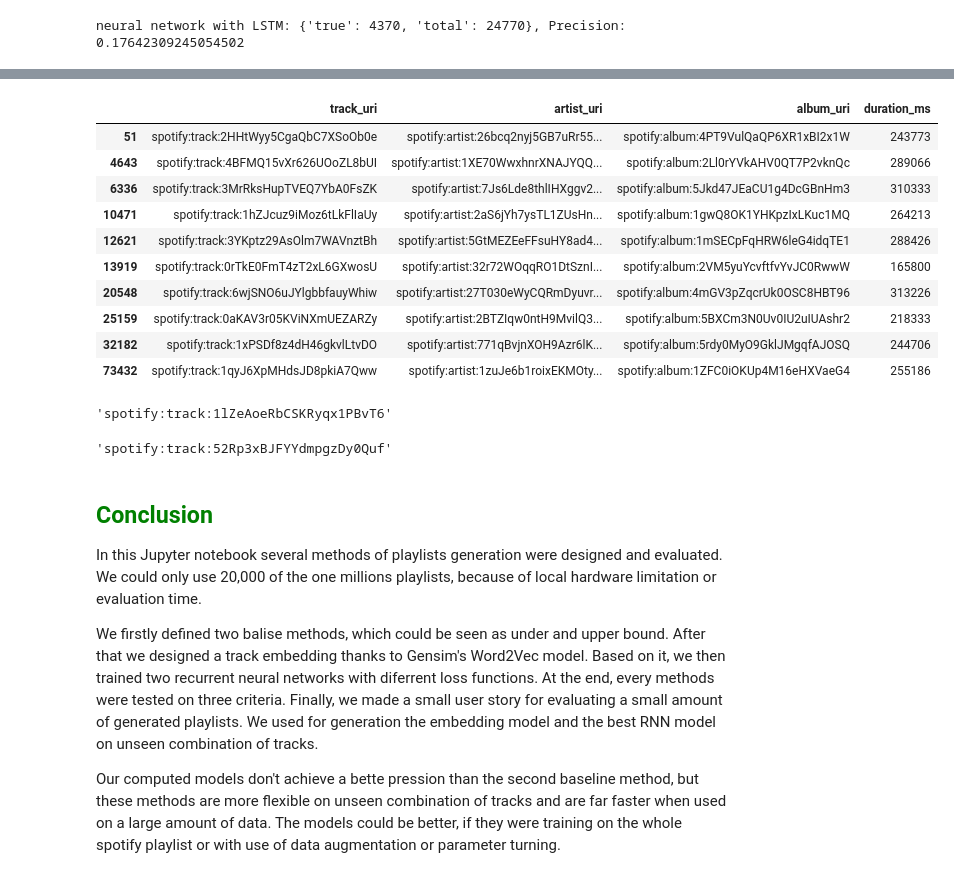
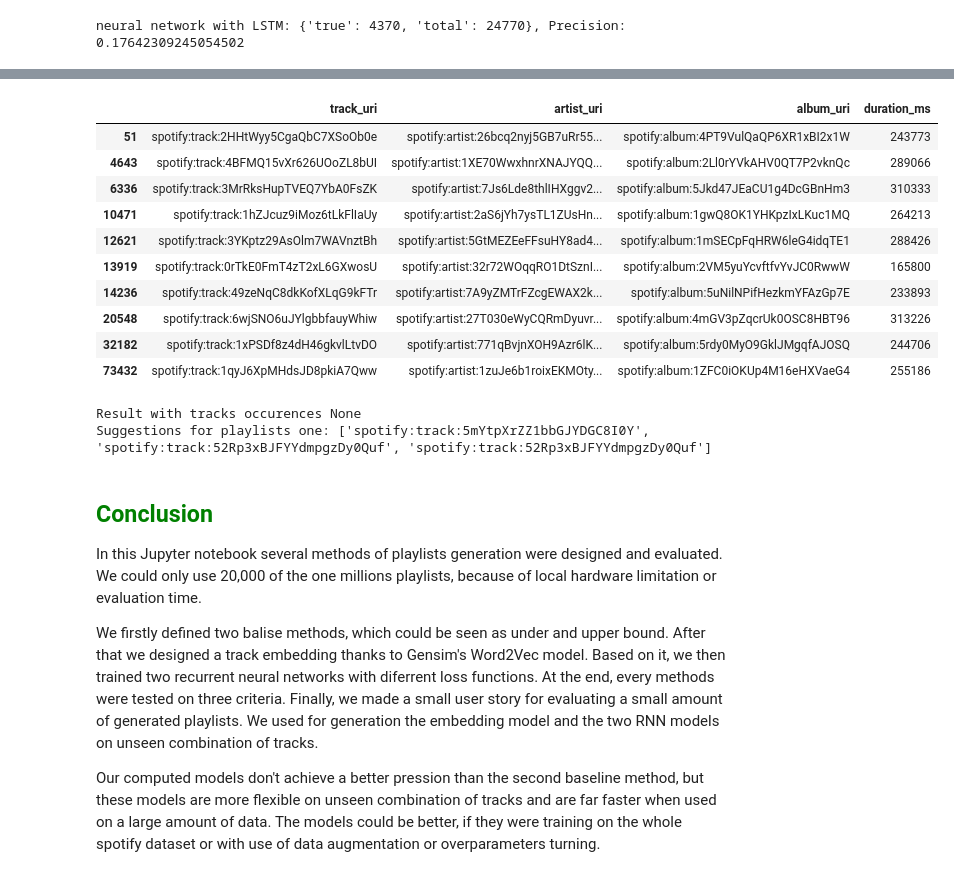
Before and after one commit to TheValemagne/PlaylistGeneration, a Jupyter notebook: ML_spotify.ipynb, the cells around one changed output, grey strips where cells are left out. Drawn from its saved outputs; the diff is of its cells as text; code cells hidden in the pictures.

```diff
--- a/ML_spotify.ipynb
+++ b/ML_spotify.ipynb
@@ -1357,42 +1446,54 @@ Notation system: (not similar) 1 - 10 (consistant playlist)
 # %%
+from typing import Callable
+
 def get_track_uri(id: str) -> str:
     return f'spotify:track:{id}'
 
+def generate_next_track(song_uris: list[str], methods: list[Callable[[list[str]], str|None]]) -> list[str | None]:
+    result: list[str | None] = []
+
+    for method in methods:
+        result.append(method(song_uris))
+
+    return result
+
 def get_playlist_from_ids(song_ids: list[str]) -> pd.DataFrame:
+    """Get all data for each track from tracks."""
     song_uris = [ get_track_uri(song_id) for song_id in song_ids]
 
     return tracks[tracks['track_uri'].isin(song_uris)]
 
 song_ids_one = ['2HHtWyy5CgaQbC7XSoOb0e', '4BFMQ15vXr626UOoZL8bUI', '3MrRksHupTVEQ7YbA0FsZK', '1hZJcuz9iMoz6tLkFlIaUy', '3YKptz29AsOlm7WAVnztBh',
-                           '0rTkE0FmT4zT2xL6GXwosU', '6wjSNO6uJYlgbbfauyWhiw', '0aKAV3r05KViNXmUEZARZy', '1xPSDf8z4dH46gkvlLtvDO', '1qyJ6XpMHdsJD8pkiA7Qww']
+                           '0rTkE0FmT4zT2xL6GXwosU', '6wjSNO6uJYlgbbfauyWhiw', '49zeNqC8dkKofXLqG9kFTr', '1xPSDf8z4dH46gkvlLtvDO', '1qyJ6XpMHdsJD8pkiA7Qww']
+song_ids_two = []
+song_ids_three = []
 
 playlist_one = get_playlist_from_ids(song_ids_one)
 playlist_one
 # %% [output]
 |  | track_uri | artist_uri | album_uri | duration_ms |
 | 51 | spotify:track:2HHtWyy5CgaQbC7XSoOb0e | spotify:artist:26bcq2nyj5GB7uRr55... | spotify:album:4PT9VulQaQP6XR1xBI2x1W | 243773 |
 | 4643 | spotify:track:4BFMQ15vXr626UOoZL8bUI | spotify:artist:1XE70WwxhnrXNAJYQQ... | spotify:album:2Ll0rYVkAHV0QT7P2vknQc | 289066 |
 | 6336 | spotify:track:3MrRksHupTVEQ7YbA0FsZK | spotify:artist:7Js6Lde8thlIHXggv2... | spotify:album:5Jkd47JEaCU1g4DcGBnHm3 | 310333 |
 | 10471 | spotify:track:1hZJcuz9iMoz6tLkFlIaUy | spotify:artist:2aS6jYh7ysTL1ZUsHn... | spotify:album:1gwQ8OK1YHKpzIxLKuc1MQ | 264213 |
 | 12621 | spotify:track:3YKptz29AsOlm7WAVnztBh | spotify:artist:5GtMEZEeFFsuHY8ad4... | spotify:album:1mSECpFqHRW6leG4idqTE1 | 288426 |
 | 13919 | spotify:track:0rTkE0FmT4zT2xL6GXwosU | spotify:artist:32r72WOqqRO1DtSznI... | spotify:album:2VM5yuYcvftfvYvJC0RwwW | 165800 |
+| 14236 | spotify:track:49zeNqC8dkKofXLqG9kFTr | spotify:artist:7A9yZMTrFZcgEWAX2k... | spotify:album:5uNilNPifHezkmYFAzGp7E | 233893 |
 | 20548 | spotify:track:6wjSNO6uJYlgbbfauyWhiw | spotify:artist:27T030eWyCQRmDyuvr... | spotify:album:4mGV3pZqcrUk0OSC8HBT96 | 313226 |
-| 25159 | spotify:track:0aKAV3r05KViNXmUEZARZy | spotify:artist:2BTZIqw0ntH9MvilQ3... | spotify:album:5BXCm3N0Uv0IU2uIUAshr2 | 218333 |
 | 32182 | spotify:track:1xPSDf8z4dH46gkvlLtvDO | spotify:artist:771qBvjnXOH9Azr6lK... | spotify:album:5rdy0MyO9GklJMgqfAJOSQ | 244706 |
 | 73432 | spotify:track:1qyJ6XpMHdsJD8pkiA7Qww | spotify:artist:1zuJe6b1roixEKMOty... | spotify:album:1ZFC0iOKUp4M16eHXVaeG4 | 255186 |
-# %%
-get_next_similar_song([get_track_uri(song_id) for song_id in song_ids_one])
-# %% [output]
-'spotify:track:1lZeAoeRbCSKRyqx1PBvT6'
-# %%
-predict_next_song([get_track_uri(song_id) for song_id in song_ids_one])
-# %% [output]
-'spotify:track:52Rp3xBJFYYdmpgzDy0Quf'
+# %%
+song_uris = [get_track_uri(song_id) for song_id in song_ids_one]
+print('Result with tracks occurences', get_next_song(song_uris)) # the second baseline method can't find a next song, because no playlist contains all 10 tracks in that order
+print(f'Suggestions for playlists one: {generate_next_track(song_uris, [get_next_similar_song, predict_next_song, predict_next_song_v2])}')
+# %% [output]
+Result with tracks occurences None
+Suggestions for playlists one: ['spotify:track:5mYtpXrZZ1bbGJYDGC8I0Y', 'spotify:track:52Rp3xBJFYYdmpgzDy0Quf', 'spotify:track:52Rp3xBJFYYdmpgzDy0Quf']
 # %% [markdown]
 ## <span style="color:green">Conclusion</span>
 
 In this Jupyter notebook several methods of playlists generation were designed and evaluated. We could only use 20,000 of the one millions playlists, because of local hardware limitation or evaluation time.
 
-We firstly defined two balise methods, which could be seen as under and upper bound. After that we designed a track embedding thanks to Gensim's Word2Vec model. Based on it, we then trained two recurrent neural networks with diferrent loss functions. At the end, every methods were tested on three criteria. Finally, we made a small user story for evaluating a small amount of generated playlists. We used for generation the embedding model and the best RNN model on unseen combination of tracks.
+We firstly defined two balise methods, which could be seen as under and upper bound. After that we designed a track embedding thanks to Gensim's Word2Vec model. Based on it, we then trained two recurrent neural networks with diferrent loss functions. At the end, every methods were tested on three criteria. Finally, we made a small user story for evaluating a small amount of generated playlists. We used for generation the embedding model and the two RNN models on unseen combination of tracks.
 
-Our computed models don't achieve a bette pression than the second baseline method, but these methods are more flexible on unseen combination of tracks and are far faster when used on a large amount of data. The models could be better, if they were training on the whole spotify playlist or with use of data augmentation or parameter turning.
+Our computed models don't achieve a better pression than the second baseline method, but these models are more flexible on unseen combination of tracks and are far faster when used on a large amount of data. The models could be better, if they were training on the whole spotify dataset or with use of data augmentation or overparameters turning.
```
Also changed, not shown: parts of 27 cells of this notebook.
